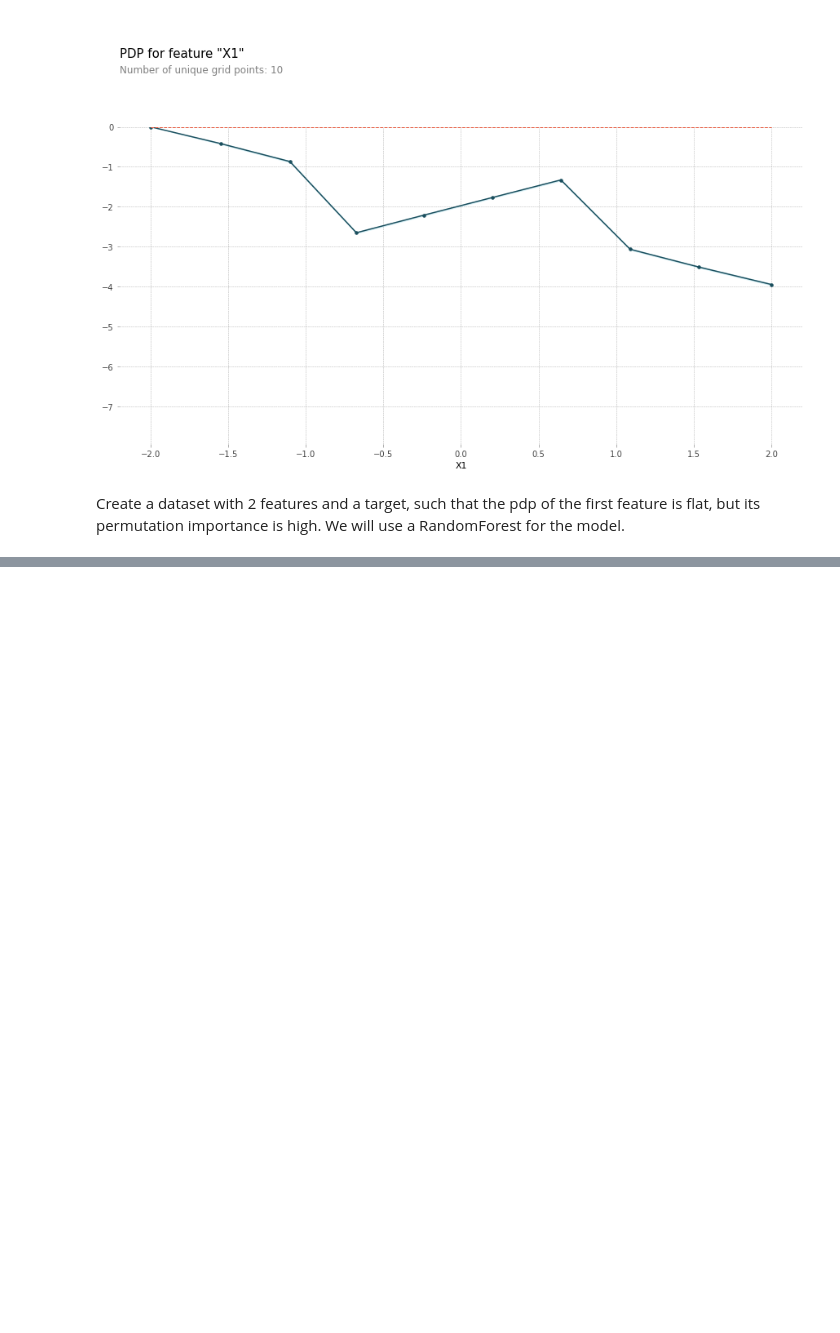
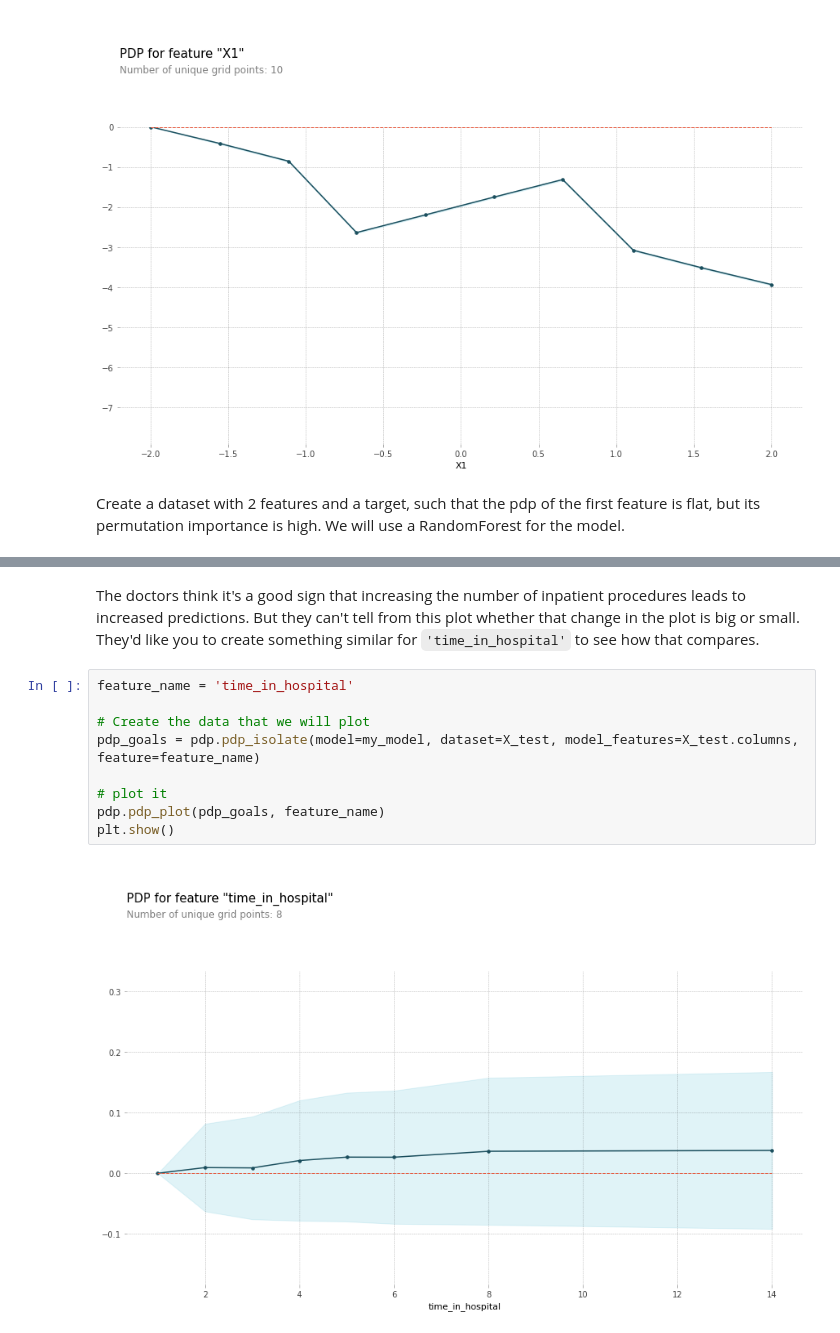
Before and after one commit to chelynl/Machine_Learning, a Jupyter notebook: ML_Explainability.ipynb, the cells around one changed output, grey strips where cells are left out. Saved outputs shown, nothing was run; the diff lists cells and outputs as text; blank space fills up the shorter version.

```diff
--- a/ML_Explainability.ipynb
+++ b/ML_Explainability.ipynb
@@ -630,0 +854,13 @@ eli5.show_weights(perm, feature_names = ['X1', 'X2'])
+# %% [markdown]
+The doctors think it's a good sign that increasing the number of inpatient procedures leads to increased predictions. But they can't tell from this plot whether that change in the plot is big or small. They'd like you to create something similar for `'time_in_hospital'` to see how that compares.
+# %%
+feature_name = 'time_in_hospital'
+
+# Create the data that we will plot
+pdp_goals = pdp.pdp_isolate(model=my_model, dataset=X_test, model_features=X_test.columns, feature=feature_name)
+
+# plot it
+pdp.pdp_plot(pdp_goals, feature_name)
+plt.show()
+# %% [output]
+[figure, added]
```
Also changed, not shown: parts of 33 cells of this notebook.
